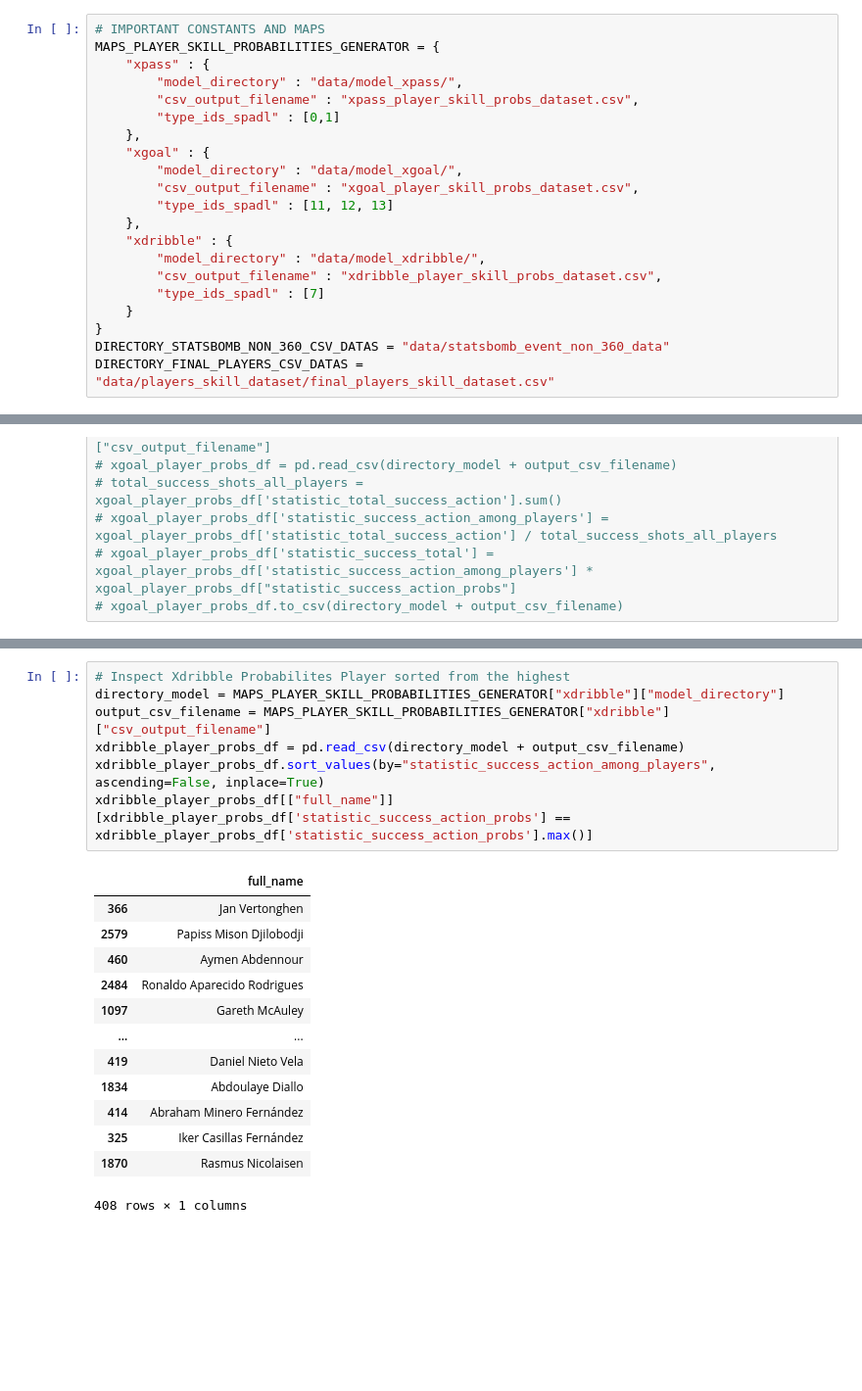
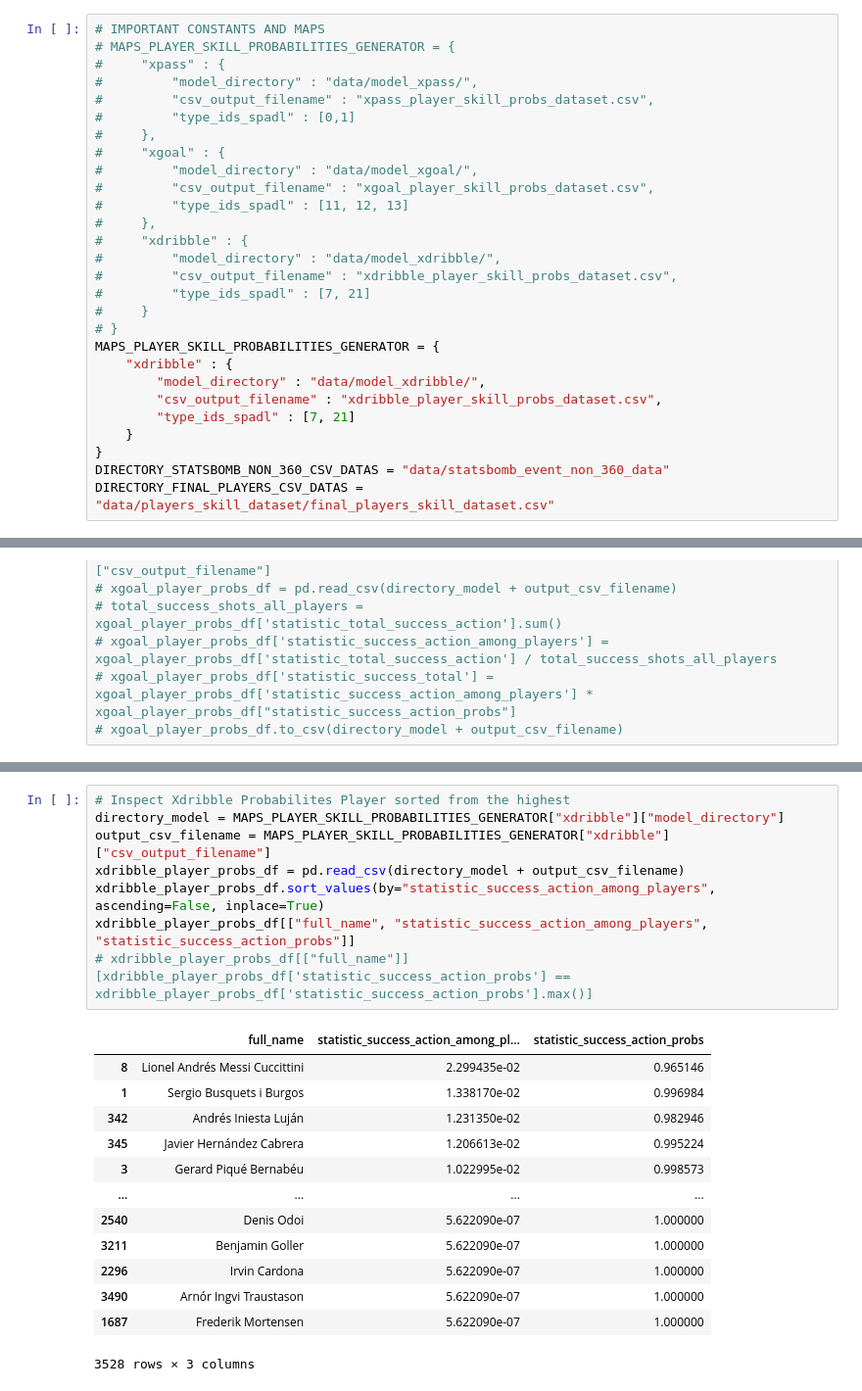
Before and after one commit to Steve23522016/vaep-base-code, a Jupyter notebook: notebooks/player_skill_probabilities_dataset_generator.ipynb, the cells around one changed output, grey strips where cells are left out. Shown at 98% size. Drawn from its saved outputs; the diff is of its cells as text; blank space fills up the shorter version.

Commit message:
Implement Xgoal and Xdribble Skill Probs Value into Real Test

```diff
--- a/notebooks/player_skill_probabilities_dataset_generator.ipynb
+++ b/notebooks/player_skill_probabilities_dataset_generator.ipynb
@@ -31,21 +31,28 @@ from sklearn.svm import LinearSVR, SVC
 from sklearn.linear_model import Lasso, LogisticRegression
 # %%
 # IMPORTANT CONSTANTS AND MAPS
+# MAPS_PLAYER_SKILL_PROBABILITIES_GENERATOR = {
+#     "xpass" : {
+#         "model_directory" : "data/model_xpass/",
+#         "csv_output_filename" : "xpass_player_skill_probs_dataset.csv",
+#         "type_ids_spadl" : [0,1]
+#     },
+#     "xgoal" : {
+#         "model_directory" : "data/model_xgoal/",
+#         "csv_output_filename" : "xgoal_player_skill_probs_dataset.csv",
+#         "type_ids_spadl" : [11, 12, 13]
+#     },
+#     "xdribble" : {
+#         "model_directory" : "data/model_xdribble/",
+#         "csv_output_filename" : "xdribble_player_skill_probs_dataset.csv",
+#         "type_ids_spadl" : [7, 21]
+#     }
+# }
 MAPS_PLAYER_SKILL_PROBABILITIES_GENERATOR = {
-    "xpass" : {
-        "model_directory" : "data/model_xpass/",
-        "csv_output_filename" : "xpass_player_skill_probs_dataset.csv",
-        "type_ids_spadl" : [0,1]
-    },
-    "xgoal" : {
-        "model_directory" : "data/model_xgoal/",
-        "csv_output_filename" : "xgoal_player_skill_probs_dataset.csv",
-        "type_ids_spadl" : [11, 12, 13]
-    },
     "xdribble" : {
         "model_directory" : "data/model_xdribble/",
         "csv_output_filename" : "xdribble_player_skill_probs_dataset.csv",
-        "type_ids_spadl" : [7]
+        "type_ids_spadl" : [7, 21]
     }
 }
 DIRECTORY_STATSBOMB_NON_360_CSV_DATAS = "data/statsbomb_event_non_360_data"
@@ -220,21 +195,22 @@ xgoal_player_probs_df[["full_name"]][xgoal_player_probs_df['statistic_success_ac
 # %%
 # Inspect Xdribble Probabilites Player sorted from the highest
 directory_model = MAPS_PLAYER_SKILL_PROBABILITIES_GENERATOR["xdribble"]["model_directory"]
 output_csv_filename = MAPS_PLAYER_SKILL_PROBABILITIES_GENERATOR["xdribble"]["csv_output_filename"]
 xdribble_player_probs_df = pd.read_csv(directory_model + output_csv_filename)
 xdribble_player_probs_df.sort_values(by="statistic_success_action_among_players", ascending=False, inplace=True)
-xdribble_player_probs_df[["full_name"]][xdribble_player_probs_df['statistic_success_action_probs'] == xdribble_player_probs_df['statistic_success_action_probs'].max()]
+xdribble_player_probs_df[["full_name", "statistic_success_action_among_players", "statistic_success_action_probs"]]
+# xdribble_player_probs_df[["full_name"]][xdribble_player_probs_df['statistic_success_action_probs'] == xdribble_player_probs_df['statistic_success_action_probs'].max()]
 # %% [output]
-|  | full_name |
-| 366 | Jan Vertonghen |
-| 2579 | Papiss Mison Djilobodji |
-| 460 | Aymen Abdennour |
-| 2484 | Ronaldo Aparecido Rodrigues |
-| 1097 | Gareth McAuley |
-| ... | ... |
-| 419 | Daniel Nieto Vela |
-| 1834 | Abdoulaye Diallo |
-| 414 | Abraham Minero Fernández |
-| 325 | Iker Casillas Fernández |
-| 1870 | Rasmus Nicolaisen |
+|  | full_name | statistic_success_action_among_pl... | statistic_success_action_probs |
+| 8 | Lionel Andrés Messi Cuccittini | 2.299435e-02 | 0.965146 |
+| 1 | Sergio Busquets i Burgos | 1.338170e-02 | 0.996984 |
+| 342 | Andrés Iniesta Luján | 1.231350e-02 | 0.982946 |
+| 345 | Javier Hernández Cabrera | 1.206613e-02 | 0.995224 |
+| 3 | Gerard Piqué Bernabéu | 1.022995e-02 | 0.998573 |
+| ... | ... | ... | ... |
+| 2540 | Denis Odoi | 5.622090e-07 | 1.000000 |
+| 3211 | Benjamin Goller | 5.622090e-07 | 1.000000 |
+| 2296 | Irvin Cardona | 5.622090e-07 | 1.000000 |
+| 3490 | Arnór Ingvi Traustason | 5.622090e-07 | 1.000000 |
+| 1687 | Frederik Mortensen | 5.622090e-07 | 1.000000 |
-408 rows × 1 columns
+3528 rows × 3 columns
```
Also changed, not shown: parts of 4 cells of this notebook, 4 other files.
